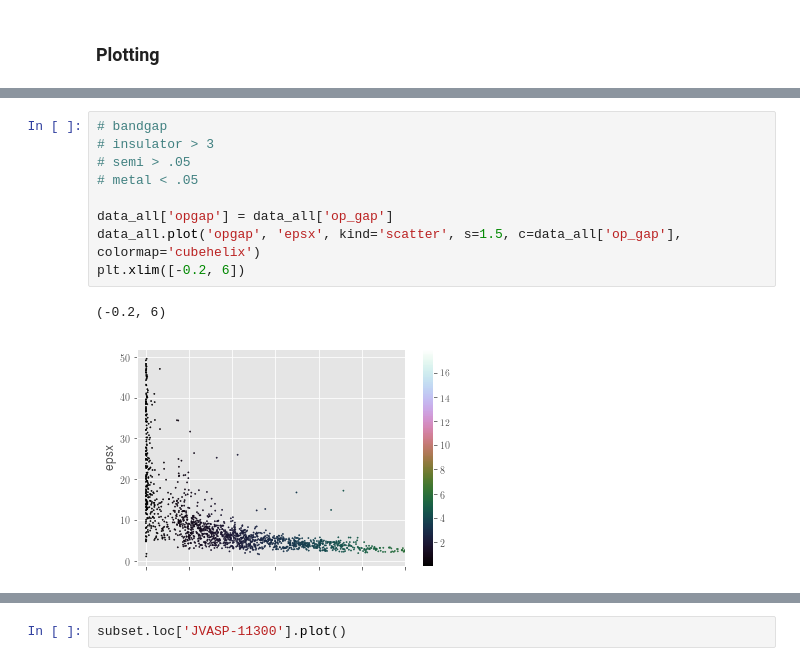
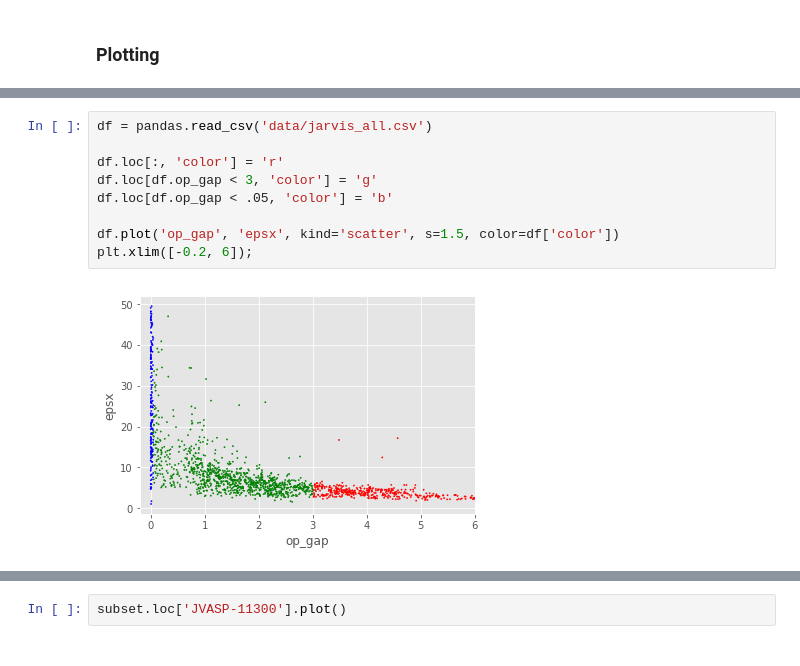
Before and after one commit to wd15/python-novice-gapminder-sciserver, a Jupyter notebook: python_gapminder_jarvis.ipynb, the cells around one changed output, grey strips where cells are left out. Saved outputs shown, nothing was run; the diff lists cells and outputs as text.

```diff
--- a/python_gapminder_jarvis.ipynb
+++ b/python_gapminder_jarvis.ipynb
@@ -709,15 +702,14 @@ plt.scatter(data_all.op_gap, data_all.epsx, s=1.5, c='g')
-# %%
-# bandgap
-# insulator > 3
-# semi > .05
-# metal < .05
-
-data_all['opgap'] = data_all['op_gap']
-data_all.plot('opgap', 'epsx', kind='scatter', s=1.5, c=data_all['op_gap'], colormap='cubehelix')
-plt.xlim([-0.2, 6])
-# %% [output]
-(-0.2, 6)
-[figure, removed]
+# %%
+df = pandas.read_csv('data/jarvis_all.csv')
+
+df.loc[:, 'color'] = 'r'
+df.loc[df.op_gap < 3, 'color'] = 'g'
+df.loc[df.op_gap < .05, 'color'] = 'b'
+
+df.plot('op_gap', 'epsx', kind='scatter', s=1.5, color=df['color'])
+plt.xlim([-0.2, 6]);
+# %% [output]
+[figure, added]
 # %%
 
 
```
Also changed, not shown: parts of 8 cells of this notebook, 1 other file.
